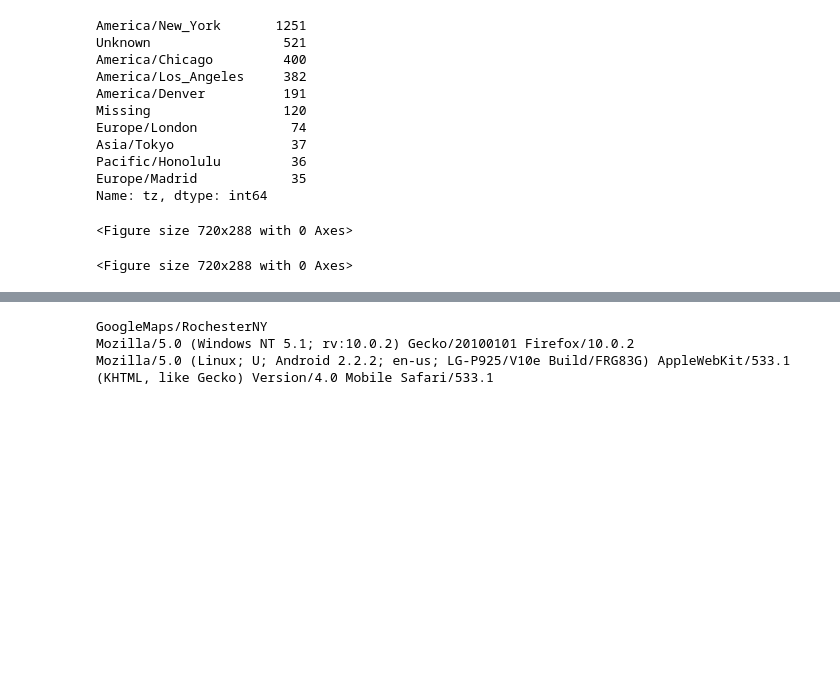
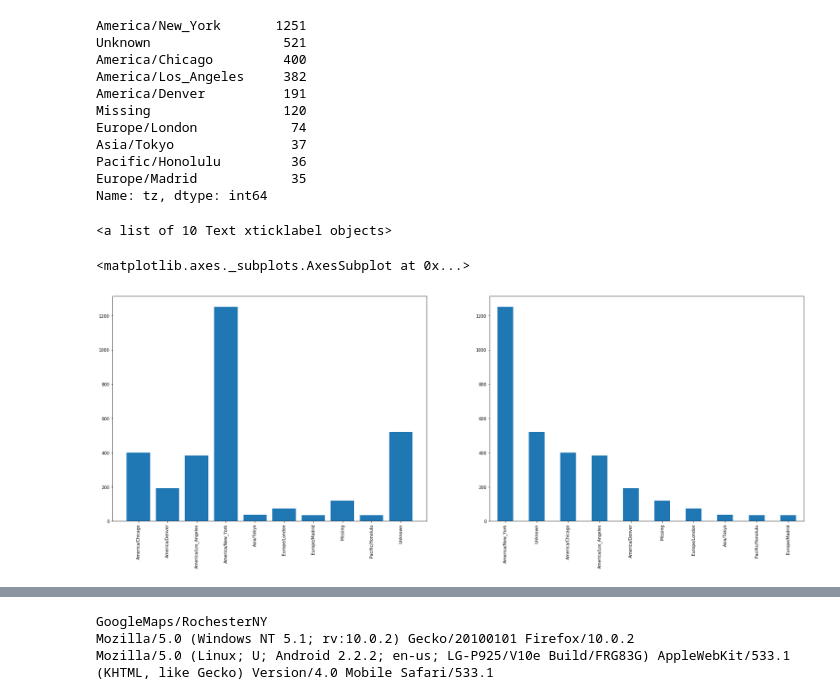
Before and after one commit to silianpan/pydata-book, a Jupyter notebook: ch14.ipynb, the cells around one changed output, grey strips where cells are left out. Cells and saved outputs as stored; diff of their text form; code cells hidden in the pictures; blank space fills up the shorter version.

```diff
--- a/ch14.ipynb
+++ b/ch14.ipynb
@@ -230,11 +241,24 @@ Asia/Tokyo               37
 Pacific/Honolulu         36
 Europe/Madrid            35
 Name: tz, dtype: int64
-# %%
-# 采用matplotlib进行绘图
-plt.figure(figsize=(10, 4))
-# %% [output]
-<Figure size 720x288 with 0 Axes>
-<Figure size 720x288 with 0 Axes>
+# %%
+# 采用matplotlib进行绘图
+
+# 第一种方法
+fig, ax1 = plt.subplots(1, 2, figsize=(30, 10))
+ax1[0].bar(tz_counts[:10].index, height=tz_counts[:10].values)
+print(ax1[0].get_xticklabels())
+for tick in ax1[0].get_xticklabels():
+    tick.set_rotation('vertical')
+
+# fig, ax2 = plt.subplots(1,1)
+# ax2.hist(tz_counts[:10])
+
+# 第二种方法
+tz_counts[:10].plot(kind = 'bar')
+# %% [output]
+<a list of 10 Text xticklabel objects>
+<matplotlib.axes._subplots.AxesSubplot at 0x...>
+[figure, added]
 # %%
 # seaborn绘制水平柱状图
```
Also changed, not shown: parts of 54 cells of this notebook, 1 other file.
